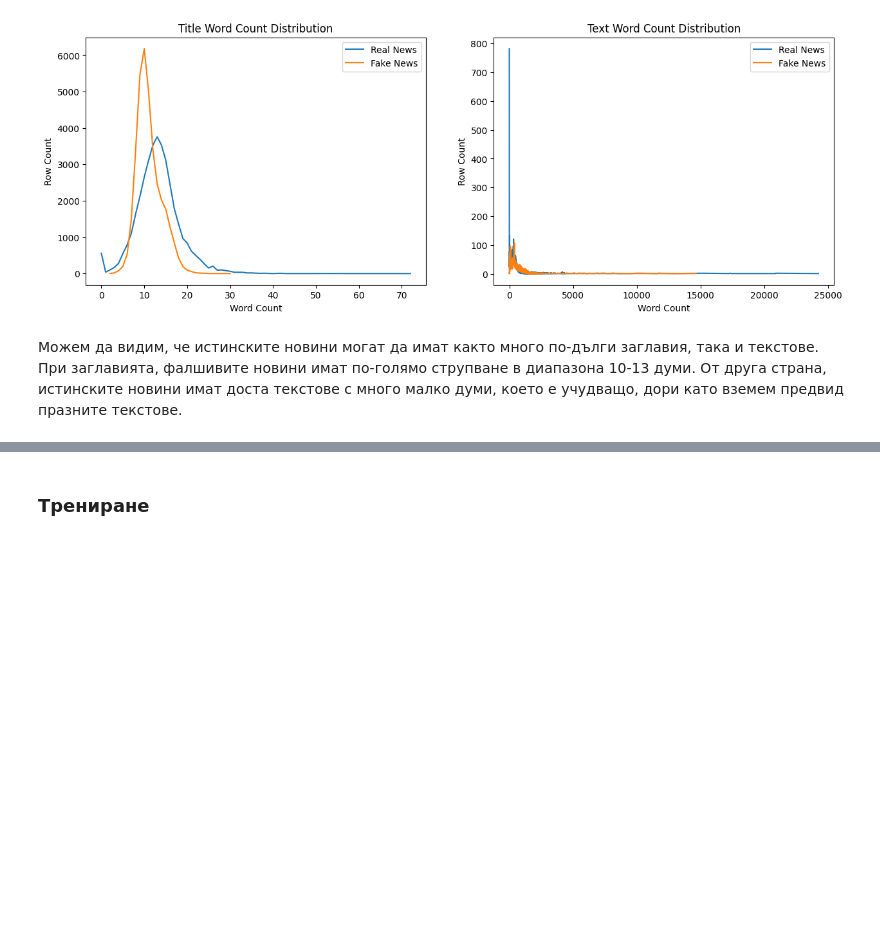
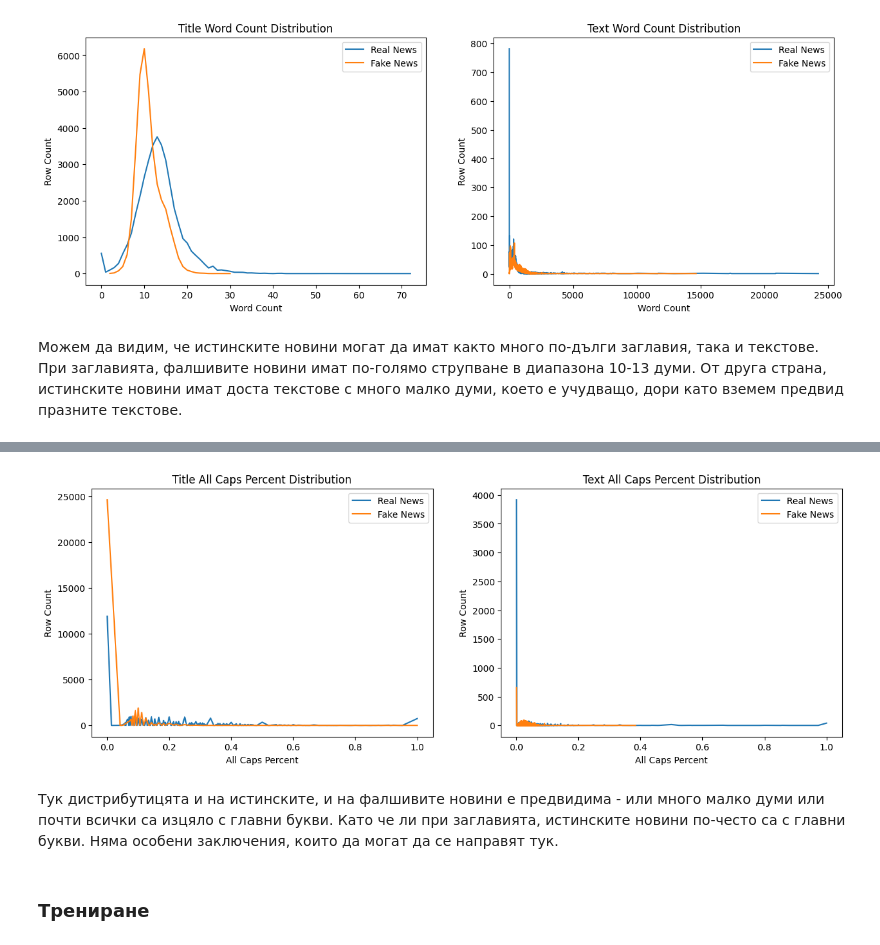
Before and after one commit to kirilyotov/ML-Fake_News, a Jupyter notebook: fake-news.ipynb, the cells around one changed output, grey strips where cells are left out. Drawn from its saved outputs; the diff is of its cells as text; code cells hidden in the pictures; blank space fills up the shorter version.

Commit message:
Explore all-caps distribution

```diff
--- a/fake-news.ipynb
+++ b/fake-news.ipynb
@@ -167,0 +172,17 @@ plt.show()
+# %%
+def percent_all_caps(x: str) -> float:
+    words = x.split()
+    if len(words) == 0: return 0
+
+    count = 0
+    for w in words:
+        if w.isupper():
+            count += 1
+    return count / len(words)
+
+caps = data.copy()
+caps['title'].fillna('', inplace = True)
+caps['text'].fillna('', inplace = True)
+caps['title-all-caps'] = caps['title'].apply(percent_all_caps)
+caps['text-all-caps'] = caps['text'].apply(percent_all_caps)
+caps.describe()
@@ -168,3 +199,27 @@ plt.show()
+# %%
+caps_fake_news = caps[caps['label'] == 0]
+caps_real_news = caps[caps['label'] == 1]
+
+fig, ax = plt.subplots(1, 2)
+fig.set_figheight(5)
+fig.set_figwidth(15)
+caps_real_news['title-all-caps'].value_counts().sort_index().plot(label = 'Real News', ax = ax[0])
+caps_fake_news['title-all-caps'].value_counts().sort_index().plot(label = 'Fake News', ax = ax[0])
+caps_real_news['text-all-caps'].value_counts().sort_index().plot(label = 'Real News', ax = ax[1])
+caps_fake_news['text-all-caps'].value_counts().sort_index().plot(label = 'Fake News', ax = ax[1])
+ax[0].set_title('Title All Caps Percent Distribution')
+ax[1].set_title('Text All Caps Percent Distribution')
+ax[0].set_xlabel('All Caps Percent')
+ax[1].set_xlabel('All Caps Percent')
+ax[0].set_ylabel('Row Count')
+ax[1].set_ylabel('Row Count')
+ax[0].legend()
+ax[1].legend()
+plt.show()
+# %% [output]
+[figure, added]
+# %% [markdown]
+Тук дистрибутицята и на истинските, и на фалшивите новини е предвидима - или много малко думи или почти всички са изцяло с главни букви. Като че ли при заглавията, истинските новини по-често са с главни букви. Няма особени заключения, които да могат да се направят тук.
 # %% [markdown]
 ### Трениране
 # %%
```
Also changed, not shown: parts of 4 cells of this notebook.
